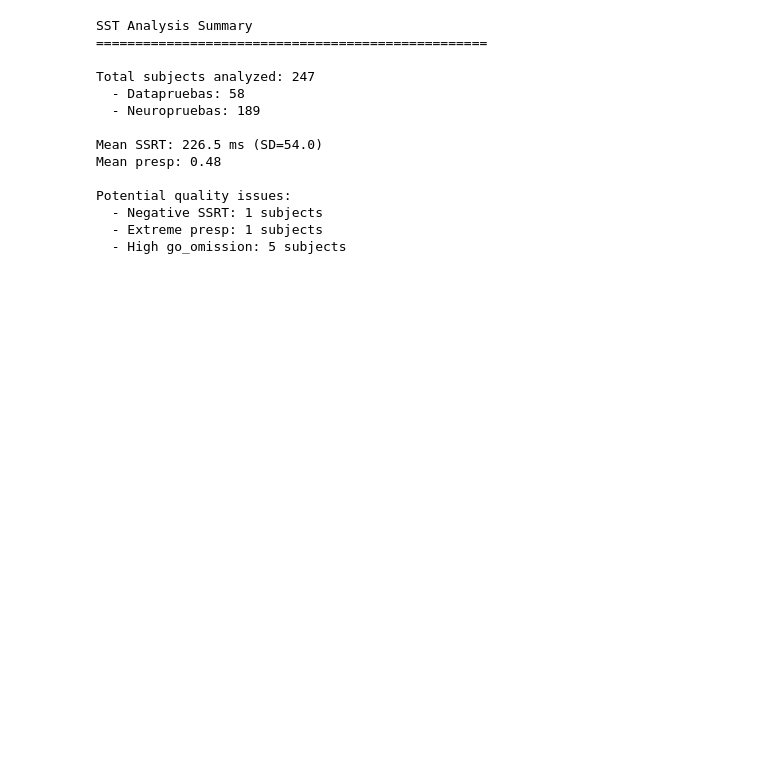
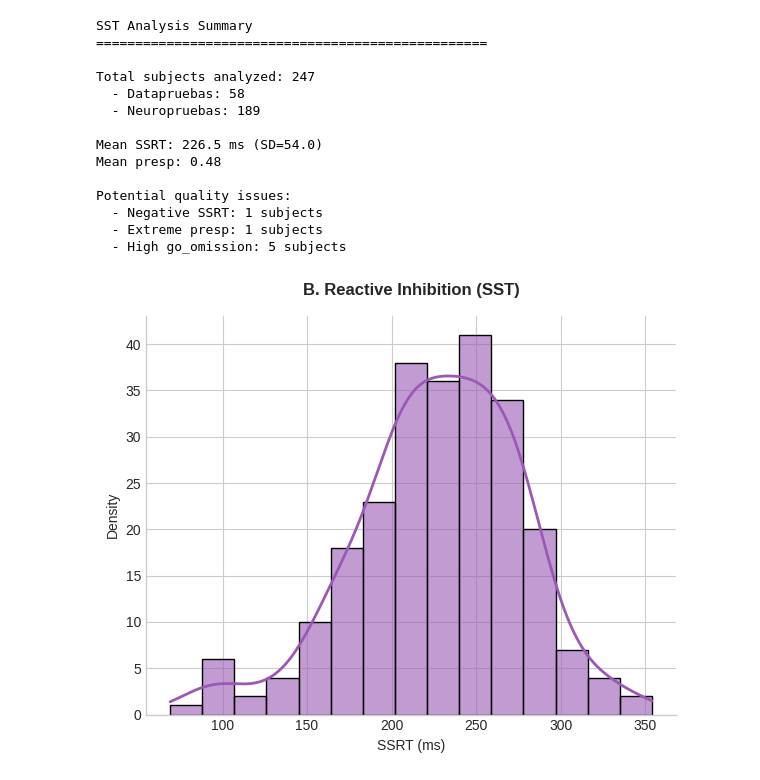
Before and after one commit to gianluca-capelo/datapruebas_analysis, a Jupyter notebook: notebooks/sst_analysis.ipynb, the cells around one changed output. Cells and saved outputs as stored; diff of their text form; code cells hidden in the pictures; blank space fills up the shorter version.

```diff
--- a/notebooks/sst_analysis.ipynb
+++ b/notebooks/sst_analysis.ipynb
@@ -404,3 +309,22 @@ Potential quality issues:
   - Negative SSRT: 1 subjects
   - Extreme presp: 1 subjects
   - High go_omission: 5 subjects
+# %%
+plt.figure(figsize=(6, 5))
+sns.histplot(
+    data=df_sst_all,
+    x='ssrt',
+    kde=True,
+    color='#9b59b6',
+    line_kws={'linewidth': 2},
+    alpha=0.6
+)
+plt.title('B. Reactive Inhibition (SST)', fontweight='bold', pad=15)
+plt.ylabel('Density')
+plt.xlabel('SSRT (ms)')
+sns.despine()
+plt.tight_layout()
+# plt.savefig('Figure_2B_SST.png', dpi=300)
+plt.show()
+# %% [output]
+[figure, added]
```
Also changed, not shown: parts of 10 cells of this notebook, 3 other files.
